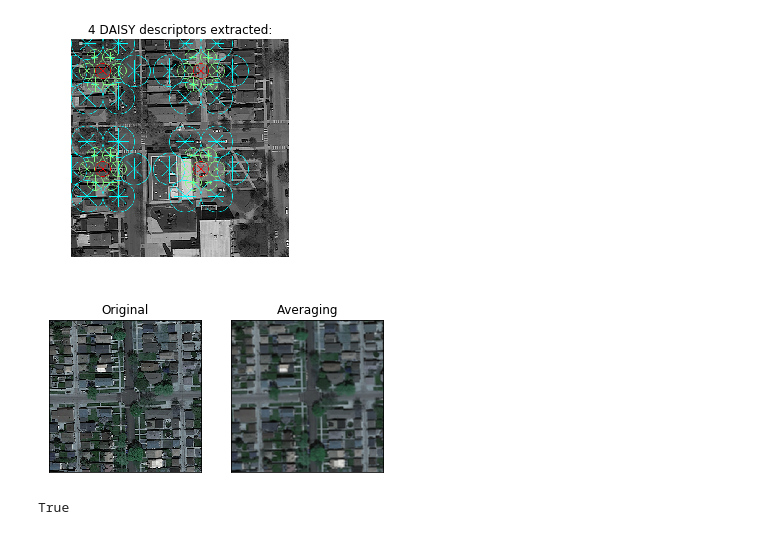
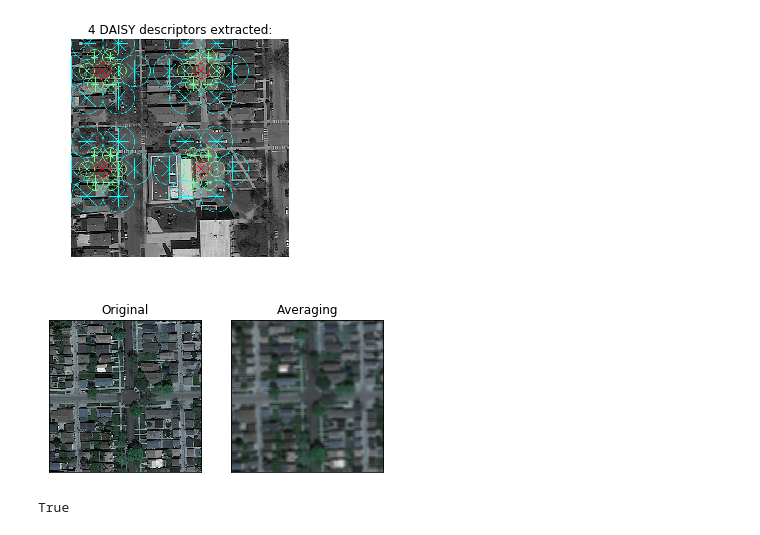
Before and after one commit to LucaZampieri/LMO_ML, a Jupyter notebook: project2/project_Matteo/pre_processing_1.ipynb, the cells around one changed output. Saved outputs shown, nothing was run; the diff lists cells and outputs as text; code cells hidden in the pictures.

```diff
--- a/project2/project_Matteo/pre_processing_1.ipynb
+++ b/project2/project_Matteo/pre_processing_1.ipynb
@@ -216,22 +364,23 @@ plt.show()
 # %% [output]
 [figure]
 # %%
+        # filters for averaging
         import cv2
         import numpy as np
         from matplotlib import pyplot as plt
 
         img = cv2.imread('satImage_001.png')
 
-        kernel = np.ones((5,5),np.float32)/25
+        kernel = np.ones((9,9),np.float32)/81
         dst = cv2.filter2D(img,-1,kernel)
 
         plt.subplot(121),plt.imshow(img),plt.title('Original')
         plt.xticks([]), plt.yticks([])
         plt.subplot(122),plt.imshow(dst),plt.title('Averaging')
         plt.xticks([]), plt.yticks([])
         plt.show()
 # %% [output]
-[figure, old version]
+[figure, new version]
 # %%
 # template
 import cv2
```
Also changed, not shown: parts of 25 cells of this notebook, 13 other files.
